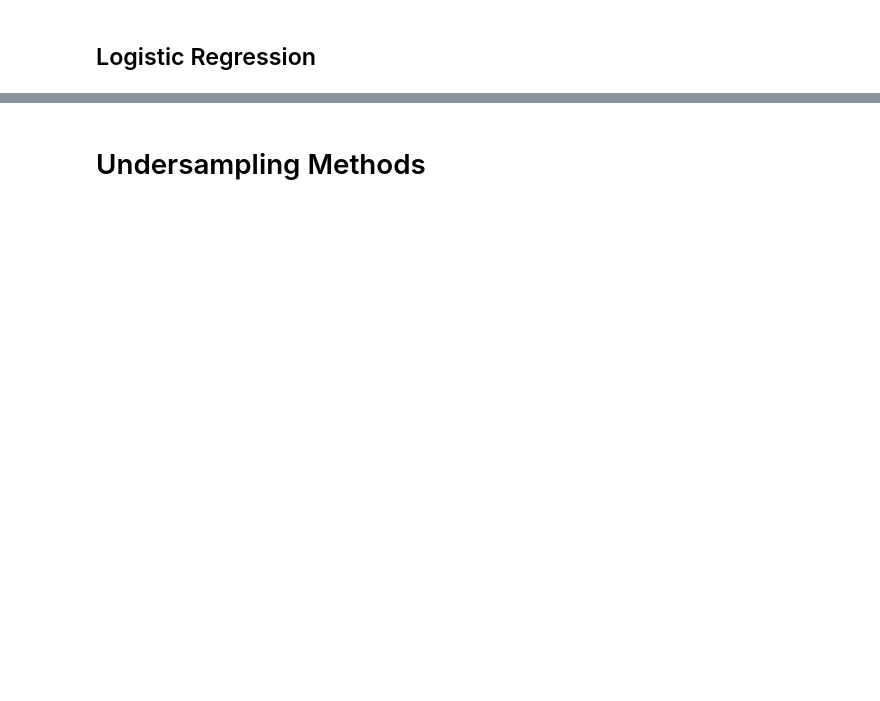
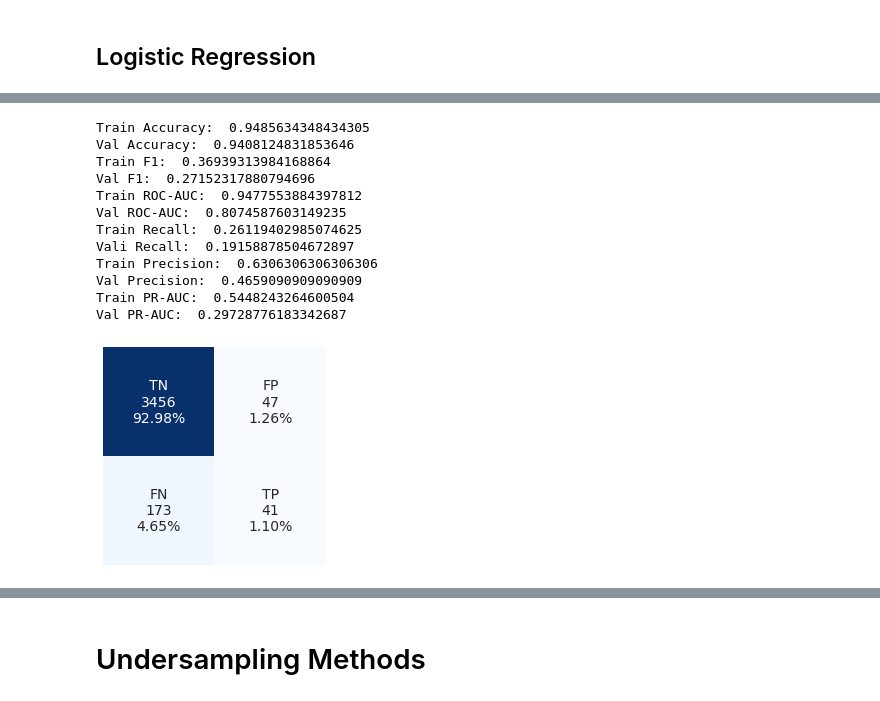
Before and after one commit to datascisteven/Automated-Hate-Tweet-Detection, a Jupyter notebook: notebooks/modeling.ipynb, the cells around one changed output, grey strips where cells are left out. Saved outputs shown, nothing was run; the diff lists cells and outputs as text; code cells hidden in the pictures; blank space fills up the shorter version.

```diff
--- a/notebooks/modeling.ipynb
+++ b/notebooks/modeling.ipynb
@@ -140,0 +170,22 @@ Validation Average Precision Score:  0.3497021490008816
+# %%
+abc = AdaBoostClassifier(
+    DecisionTreeClassifier(max_depth=1),
+    n_estimators=200
+    ).fit(tfidf_tr, y_tr)
+y_pr_abc_tr = abc.predict(tfidf_tr)
+y_pr_abc_val = abc.predict(tfidf_val)
+get_metrics(tfidf_tr, y_tr, tfidf_val, y_val, y_pr_abc_tr, y_pr_abc_val, abc)
+# %% [output]
+Train Accuracy:  0.9485634348434305
+Val Accuracy:  0.9408124831853646
+Train F1:  0.36939313984168864
+Val F1:  0.27152317880794696
+Train ROC-AUC:  0.9477553884397812
+Val ROC-AUC:  0.8074587603149235
+Train Recall:  0.26119402985074625
+Vali Recall:  0.19158878504672897
+Train Precision:  0.6306306306306306
+Val Precision:  0.4659090909090909
+Train PR-AUC:  0.5448243264600504
+Val PR-AUC:  0.29728776183342687
+[figure, added]
```
Also changed, not shown: parts of 43 cells of this notebook, 9 other files.
